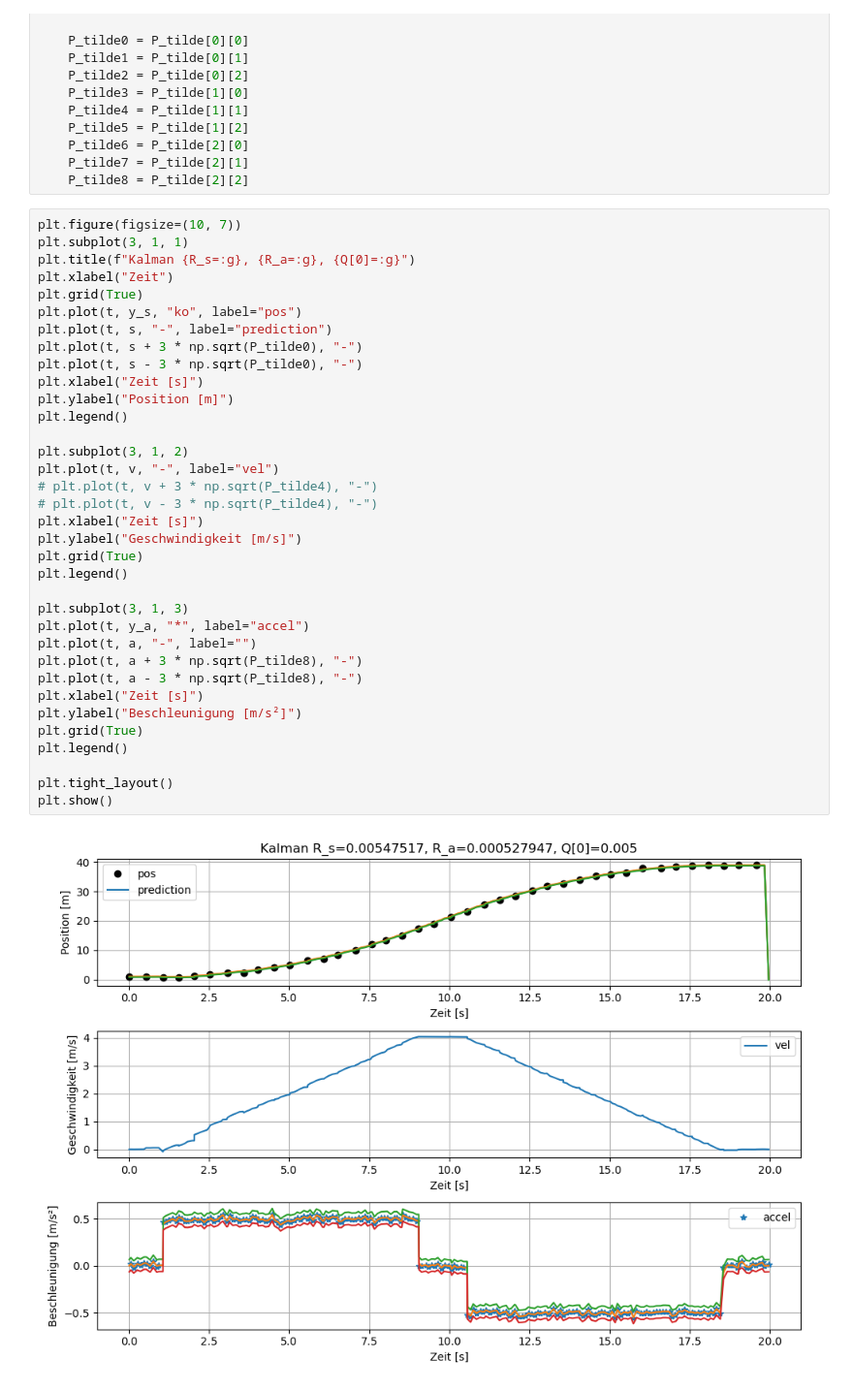
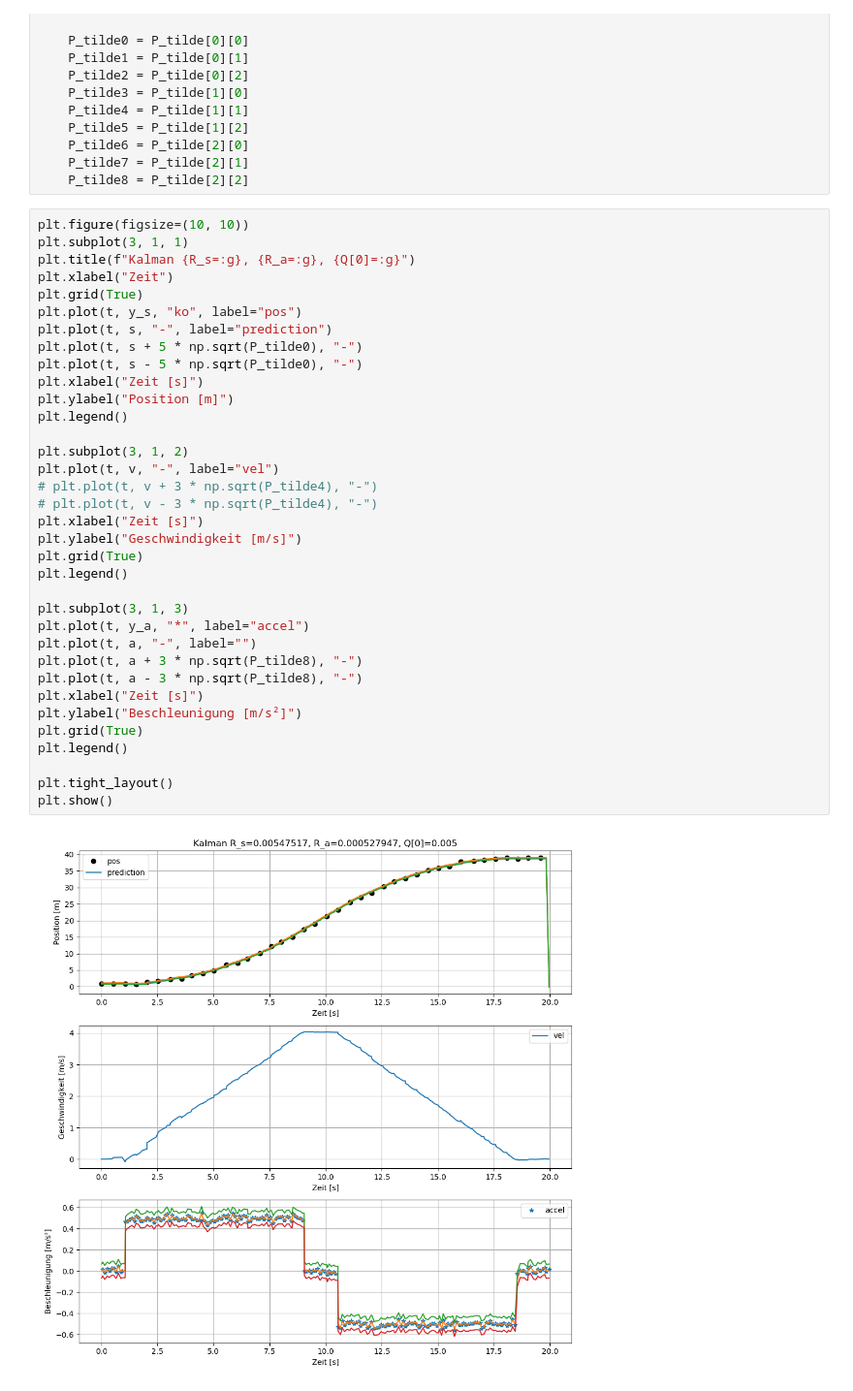
Before and after one commit to rumexcrisp/aim_datafusion, a Jupyter notebook: lab_3.ipynb, the cells around one changed output. Shown: that part at 97% size. Saved outputs shown, nothing was run; the diff lists cells and outputs as text.

```diff
--- a/lab_3.ipynb
+++ b/lab_3.ipynb
@@ -145,39 +145,39 @@ for i, (s_i, a_i) in enumerate(y[:-1]):
     P_tilde7 = P_tilde[2][1]
     P_tilde8 = P_tilde[2][2]
 # %%
-plt.figure(figsize=(10, 7))
+plt.figure(figsize=(10, 10))
 plt.subplot(3, 1, 1)
 plt.title(f"Kalman {R_s=:g}, {R_a=:g}, {Q[0]=:g}")
 plt.xlabel("Zeit")
 plt.grid(True)
 plt.plot(t, y_s, "ko", label="pos")
 plt.plot(t, s, "-", label="prediction")
-plt.plot(t, s + 3 * np.sqrt(P_tilde0), "-")
-plt.plot(t, s - 3 * np.sqrt(P_tilde0), "-")
+plt.plot(t, s + 5 * np.sqrt(P_tilde0), "-")
+plt.plot(t, s - 5 * np.sqrt(P_tilde0), "-")
 plt.xlabel("Zeit [s]")
 plt.ylabel("Position [m]")
 plt.legend()
 
 plt.subplot(3, 1, 2)
 plt.plot(t, v, "-", label="vel")
 # plt.plot(t, v + 3 * np.sqrt(P_tilde4), "-")
 # plt.plot(t, v - 3 * np.sqrt(P_tilde4), "-")
 plt.xlabel("Zeit [s]")
 plt.ylabel("Geschwindigkeit [m/s]")
 plt.grid(True)
 plt.legend()
 
 plt.subplot(3, 1, 3)
 plt.plot(t, y_a, "*", label="accel")
 plt.plot(t, a, "-", label="")
 plt.plot(t, a + 3 * np.sqrt(P_tilde8), "-")
 plt.plot(t, a - 3 * np.sqrt(P_tilde8), "-")
 plt.xlabel("Zeit [s]")
 plt.ylabel("Beschleunigung [m/s²]")
 plt.grid(True)
 plt.legend()
 
 plt.tight_layout()
 plt.show()
 # %% [output]
-[figure, old version]
+[figure, new version]
```
Also changed, not shown: 1 other file.
